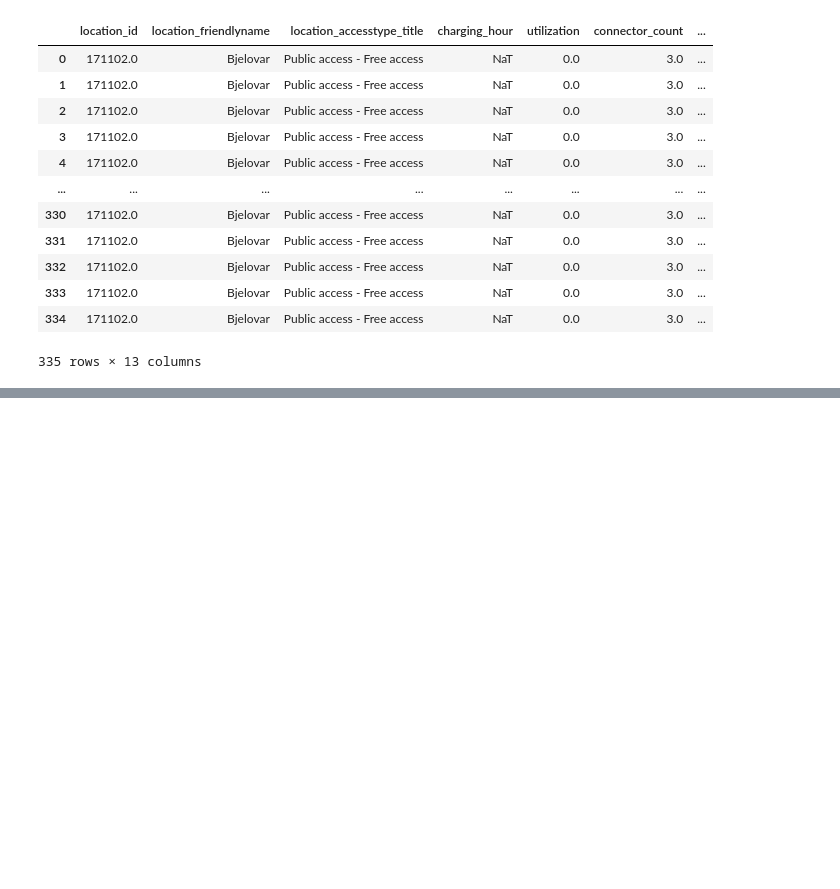
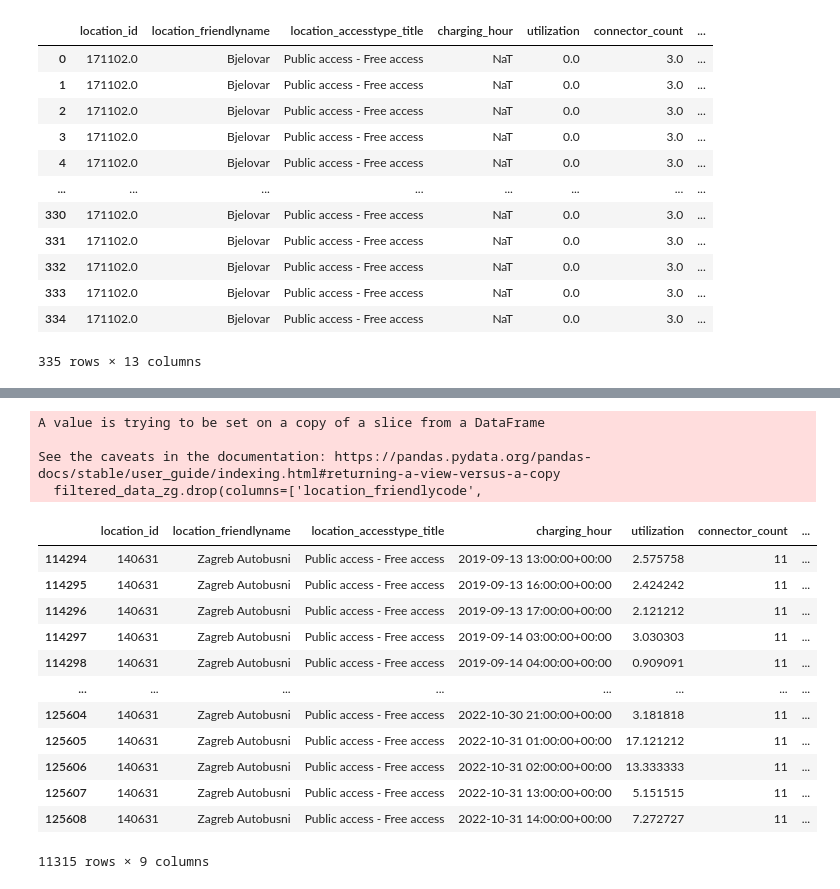
Before and after one commit to local-ai-gr/CNROpt-public, a Jupyter notebook: Forecasting with location included final model.ipynb, the cells around one changed output, grey strips where cells are left out. Cells and saved outputs as stored; diff of their text form; code cells hidden in the pictures; blank space fills up the shorter version.

```diff
--- a/Forecasting with location included final model.ipynb
+++ b/Forecasting with location included final model.ipynb
@@ -1815,0 +1818,17 @@ results_selected_location['Time'] = real_data_selected['Time'].copy()
+# %%
+def filter_csv_by_first_column(df, value):
+    '''inputs: csv_file - file with measurements (from database), value - ID'''
+
+    # Filter rows based on the first column value, save the name of the station
+    filtered_df = df[df.iloc[:, 0] == value]
+    name = str(filtered_df.iloc[0, 1])
+    print('Station: ', name)
+
+    # eliminate the columns 1 to 6 that pertain to the location (address, street number etc.)
+    #filtered_df = filtered_df.iloc[:, 7:]
+
+    return filtered_df, name
+# %%
+# Call the function to filter the CSV
+filtered_data_zg, name2 = filter_csv_by_first_column(data_stations, 140631)
+filtered_data_zg
@@ -1815,0 +1850,26 @@ results_selected_location['Time'] = real_data_selected['Time'].copy()
+# %%
+# dropping the unnecessary columns
+filtered_data_zg.drop(columns=['location_friendlycode',
+                                           'location_address_cityname',
+                                          'location_address_postnumber',
+                                          'location_address_streetname',
+                                          'location_address_housenumber'], axis=1, inplace=True)
+filtered_data_zg
+# %% [output]
+A value is trying to be set on a copy of a slice from a DataFrame
+
+See the caveats in the documentation: https://pandas.pydata.org/pandas-docs/stable/user_guide/indexing.html#returning-a-view-versus-a-copy
+  filtered_data_zg.drop(columns=['location_friendlycode',
+|  | location_id | location_friendlyname | location_accesstype_title | charging_hour | utilization | connector_count | ... |
+| 114294 | 140631 | Zagreb Autobusni | Public access - Free access | 2019-09-13 13:00:00+00:00 | 2.575758 | 11 | ... |
+| 114295 | 140631 | Zagreb Autobusni | Public access - Free access | 2019-09-13 16:00:00+00:00 | 2.424242 | 11 | ... |
+| 114296 | 140631 | Zagreb Autobusni | Public access - Free access | 2019-09-13 17:00:00+00:00 | 2.121212 | 11 | ... |
+| 114297 | 140631 | Zagreb Autobusni | Public access - Free access | 2019-09-14 03:00:00+00:00 | 3.030303 | 11 | ... |
+| 114298 | 140631 | Zagreb Autobusni | Public access - Free access | 2019-09-14 04:00:00+00:00 | 0.909091 | 11 | ... |
+| ... | ... | ... | ... | ... | ... | ... | ... |
+| 125604 | 140631 | Zagreb Autobusni | Public access - Free access | 2022-10-30 21:00:00+00:00 | 3.181818 | 11 | ... |
+| 125605 | 140631 | Zagreb Autobusni | Public access - Free access | 2022-10-31 01:00:00+00:00 | 17.121212 | 11 | ... |
+| 125606 | 140631 | Zagreb Autobusni | Public access - Free access | 2022-10-31 02:00:00+00:00 | 13.333333 | 11 | ... |
+| 125607 | 140631 | Zagreb Autobusni | Public access - Free access | 2022-10-31 13:00:00+00:00 | 5.151515 | 11 | ... |
+| 125608 | 140631 | Zagreb Autobusni | Public access - Free access | 2022-10-31 14:00:00+00:00 | 7.272727 | 11 | ... |
+11315 rows × 9 columns
```
Also changed, not shown: parts of 12 cells of this notebook.
